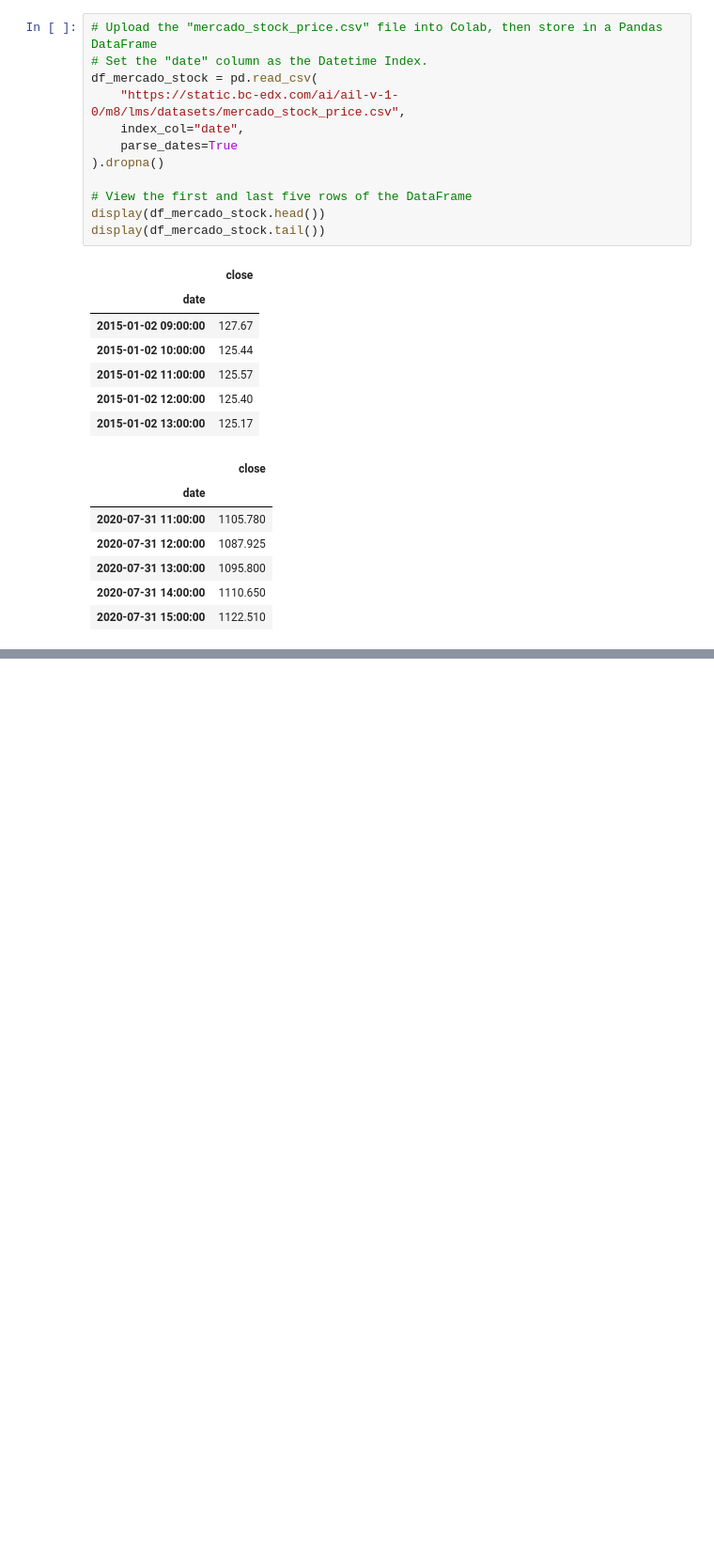
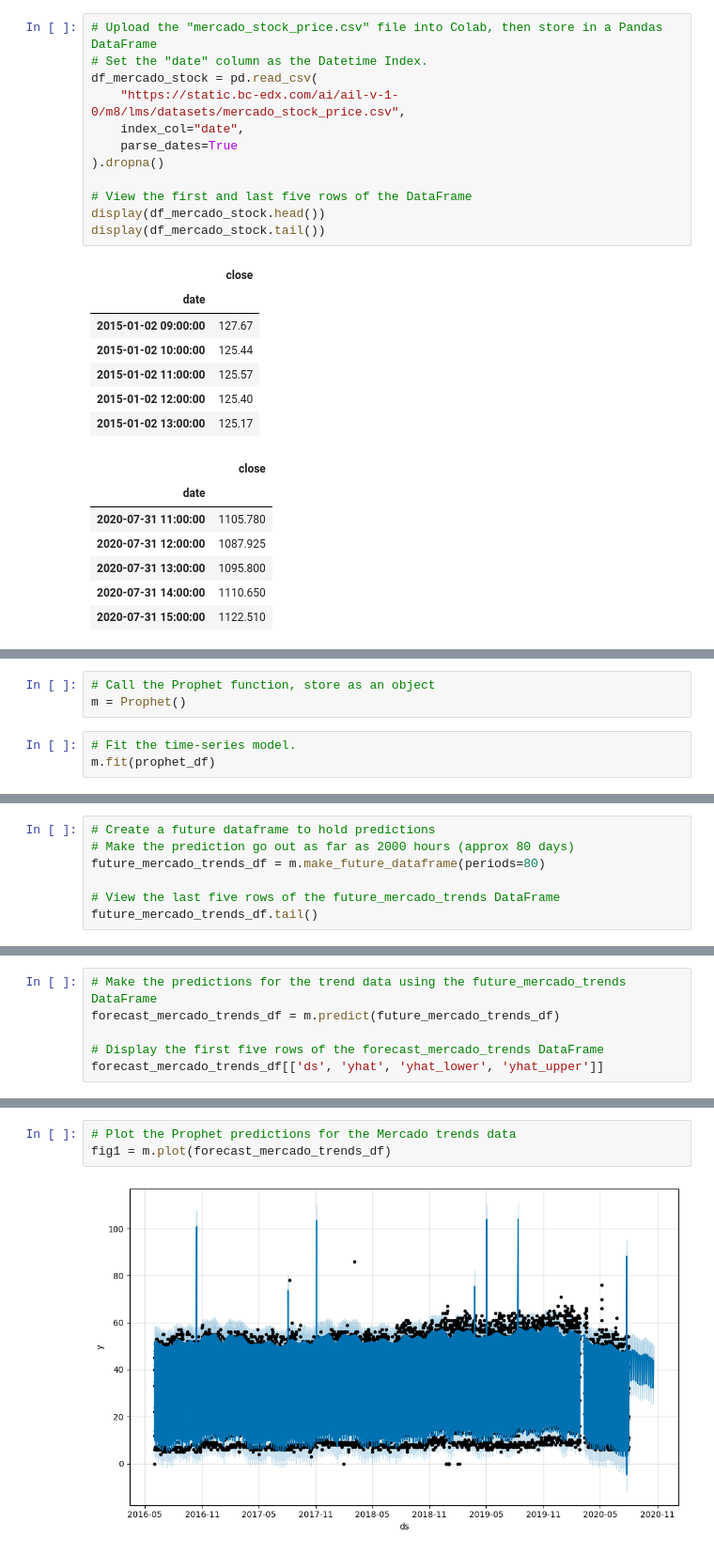
Before and after one commit to skfotedar/prophet-challenge, a Jupyter notebook: forecasting_net_prophet.ipynb, the cells around one changed output, grey strips where cells are left out. Shown at 94% size. Saved outputs shown, nothing was run; the diff lists cells and outputs as text; blank space fills up the shorter version.

```diff
--- a/forecasting_net_prophet.ipynb
+++ b/forecasting_net_prophet.ipynb
@@ -484,0 +363,6 @@ Solutions Note: `yhat` represents the most likely (average) forecast, whereas `y
+# %%
+# Call the Prophet function, store as an object
+m = Prophet()
+# %%
+# Fit the time-series model.
+m.fit(prophet_df)
@@ -484,0 +380,7 @@ Solutions Note: `yhat` represents the most likely (average) forecast, whereas `y
+# %%
+# Create a future dataframe to hold predictions
+# Make the prediction go out as far as 2000 hours (approx 80 days)
+future_mercado_trends_df = m.make_future_dataframe(periods=80)
+
+# View the last five rows of the future_mercado_trends DataFrame
+future_mercado_trends_df.tail()
@@ -484,0 +394,6 @@ Solutions Note: `yhat` represents the most likely (average) forecast, whereas `y
+# %%
+# Make the predictions for the trend data using the future_mercado_trends DataFrame
+forecast_mercado_trends_df = m.predict(future_mercado_trends_df)
+
+# Display the first five rows of the forecast_mercado_trends DataFrame
+forecast_mercado_trends_df[['ds', 'yhat', 'yhat_lower', 'yhat_upper']]
@@ -484,0 +414,5 @@ Solutions Note: `yhat` represents the most likely (average) forecast, whereas `y
+# %%
+# Plot the Prophet predictions for the Mercado trends data
+fig1 = m.plot(forecast_mercado_trends_df)
+# %% [output]
+[figure, added]
```
Also changed, not shown: parts of 80 cells of this notebook.
